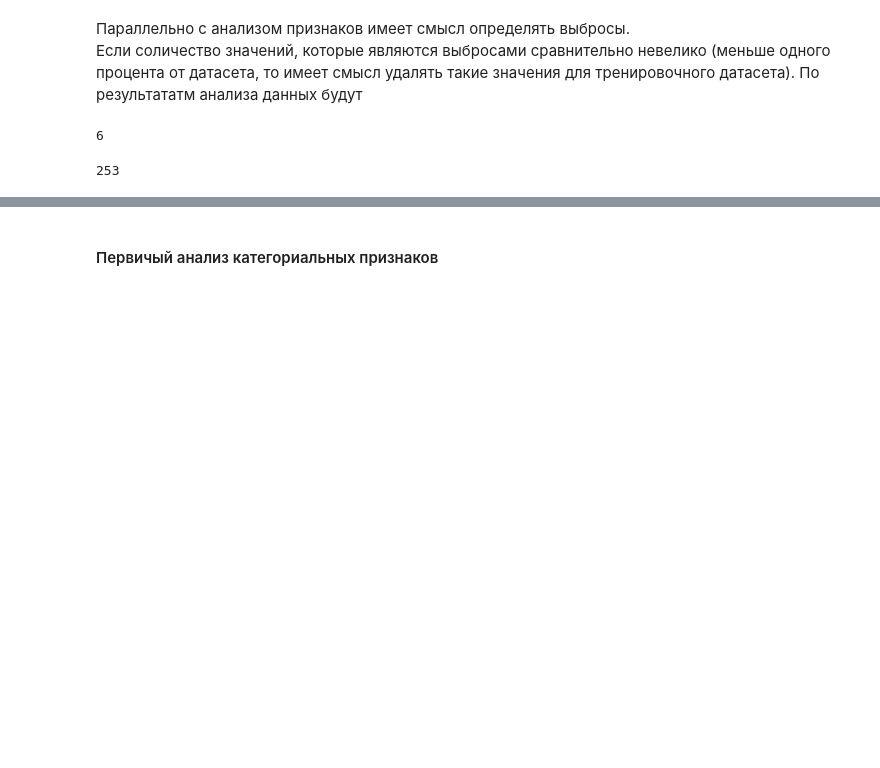
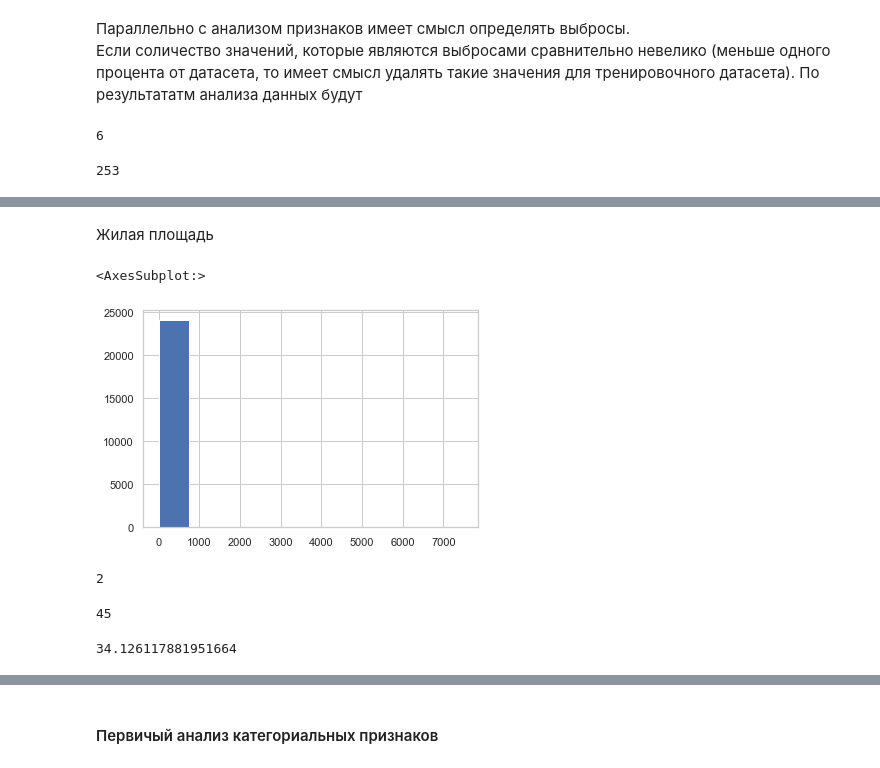
Before and after one commit to fandom170/GB_Final, a Jupyter notebook: Sberbank_estate_model.ipynb, the cells around one changed output, grey strips where cells are left out. Drawn from its saved outputs; the diff is of its cells as text; code cells hidden in the pictures; blank space fills up the shorter version.

```diff
--- a/Sberbank_estate_model.ipynb
+++ b/Sberbank_estate_model.ipynb
@@ -240,0 +283,19 @@ sns.boxplot(ax=axes[1, 2], data=df, x='kitch_sq')
+# %% [markdown]
+Жилая площадь
+# %%
+df['life_sq'].hist()
+# %% [output]
+<AxesSubplot:>
+[figure, added]
+# %%
+df[df['life_sq'] >= 750]['life_sq'].count()
+# %% [output]
+2
+# %%
+df[df['life_sq'] < 1]['life_sq'].count()
+# %% [output]
+45
+# %%
+df[(df['life_sq'] <= 750) & (df['life_sq'] >= 1)]['life_sq'].mean()
+# %% [output]
+34.126117881951664
```
Also changed, not shown: parts of 91 cells of this notebook, 1 other file.
